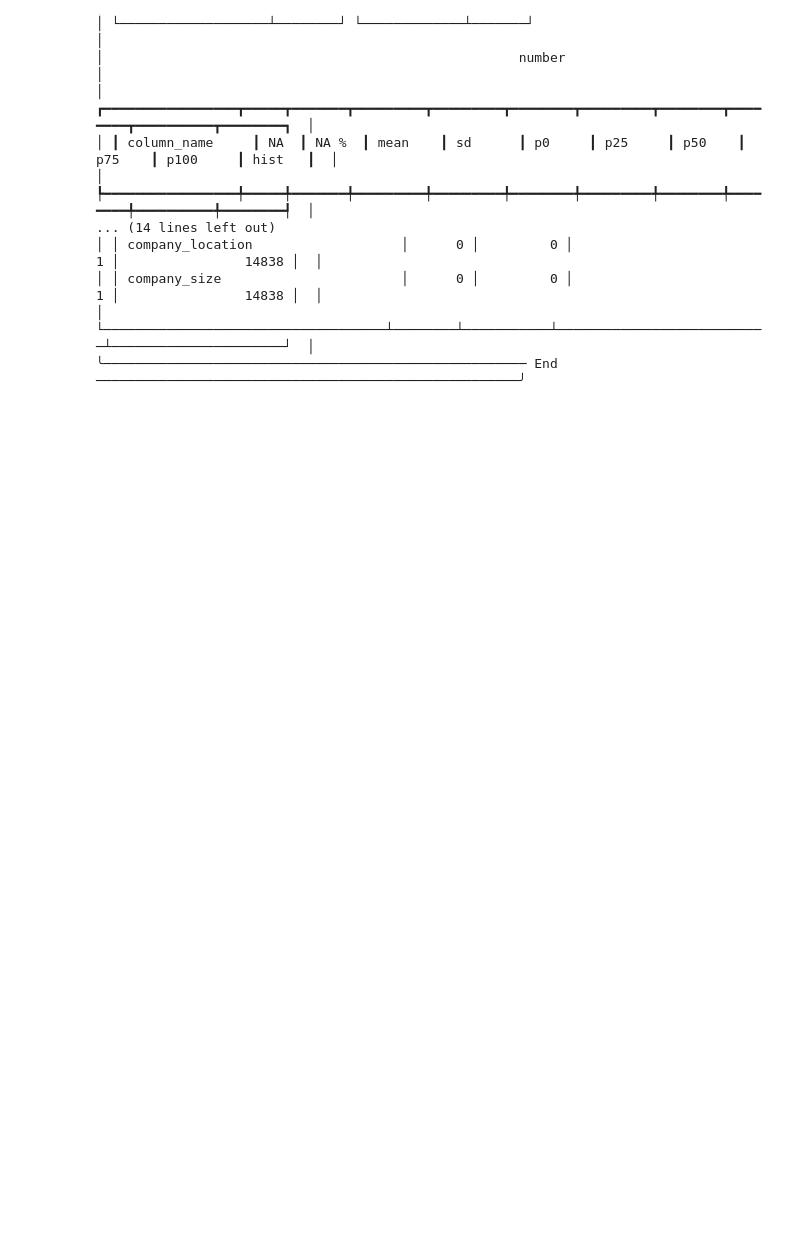
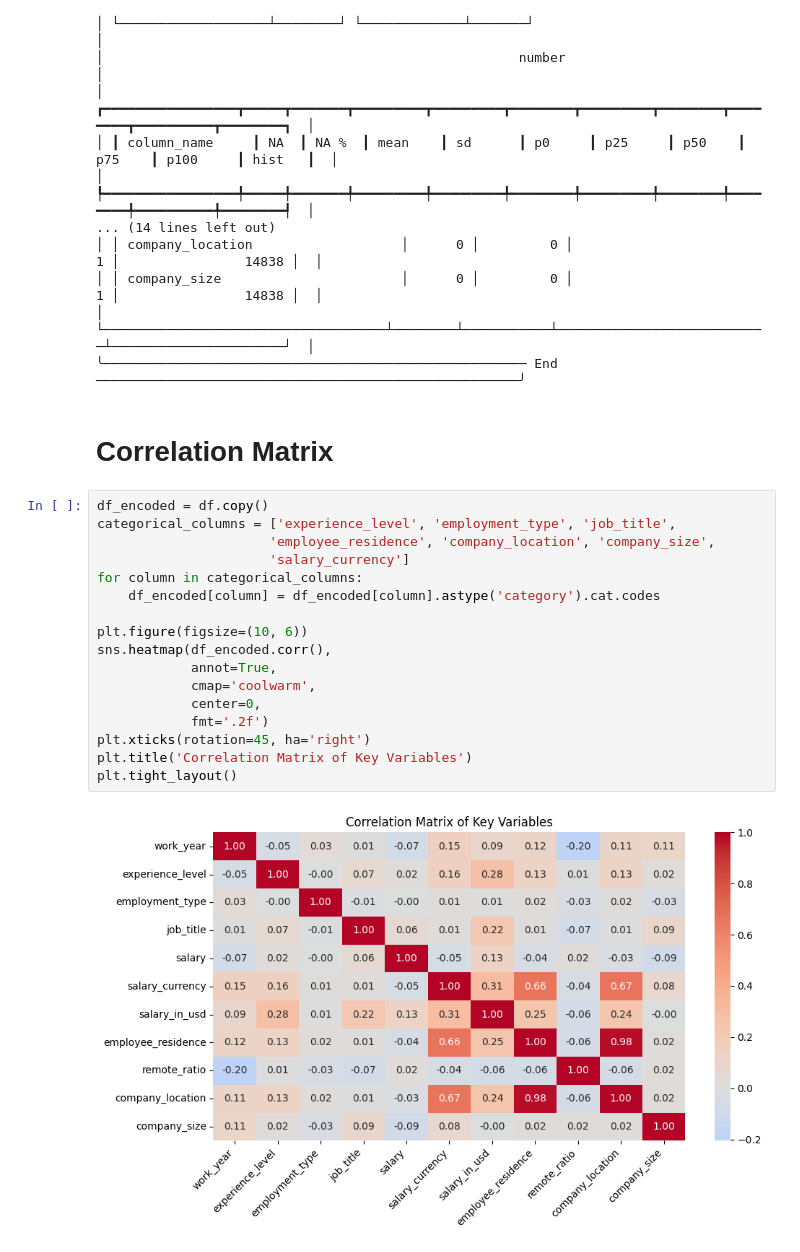
Before and after one commit to jschwxrz/datascience-salary, a Jupyter notebook: DataScienceSalary.ipynb, the cells around one changed output. Drawn from its saved outputs; the diff is of its cells as text; blank space fills up the shorter version.

```diff
--- a/DataScienceSalary.ipynb
+++ b/DataScienceSalary.ipynb
@@ -42,3 +42,24 @@ skim(df)
 │ │ company_size                       │      0 │         0 │                         1 │                14838 │  │
 │ └────────────────────────────────────┴────────┴───────────┴───────────────────────────┴──────────────────────┘  │
 ╰────────────────────────────────────────────────────── End ──────────────────────────────────────────────────────╯
+# %% [markdown]
+# Correlation Matrix
+# %%
+df_encoded = df.copy()
+categorical_columns = ['experience_level', 'employment_type', 'job_title',
+                      'employee_residence', 'company_location', 'company_size',
+                      'salary_currency']
+for column in categorical_columns:
+    df_encoded[column] = df_encoded[column].astype('category').cat.codes
+
+plt.figure(figsize=(10, 6))
+sns.heatmap(df_encoded.corr(),
+            annot=True,
+            cmap='coolwarm',
+            center=0,
+            fmt='.2f')
+plt.xticks(rotation=45, ha='right')
+plt.title('Correlation Matrix of Key Variables')
+plt.tight_layout()
+# %% [output]
+[figure, added]
```
Also changed, not shown: parts of 4 cells of this notebook.
